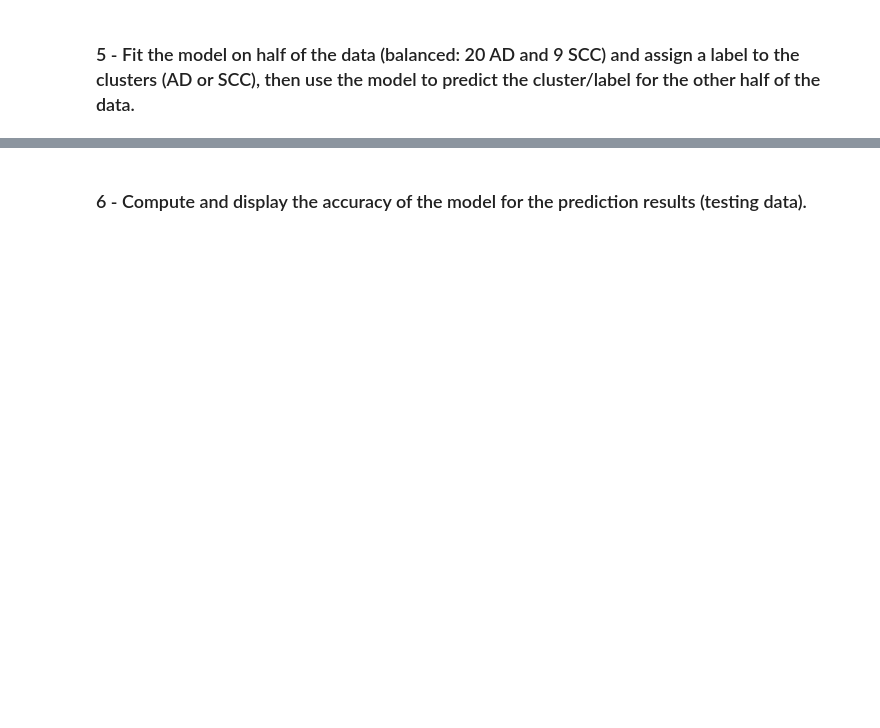
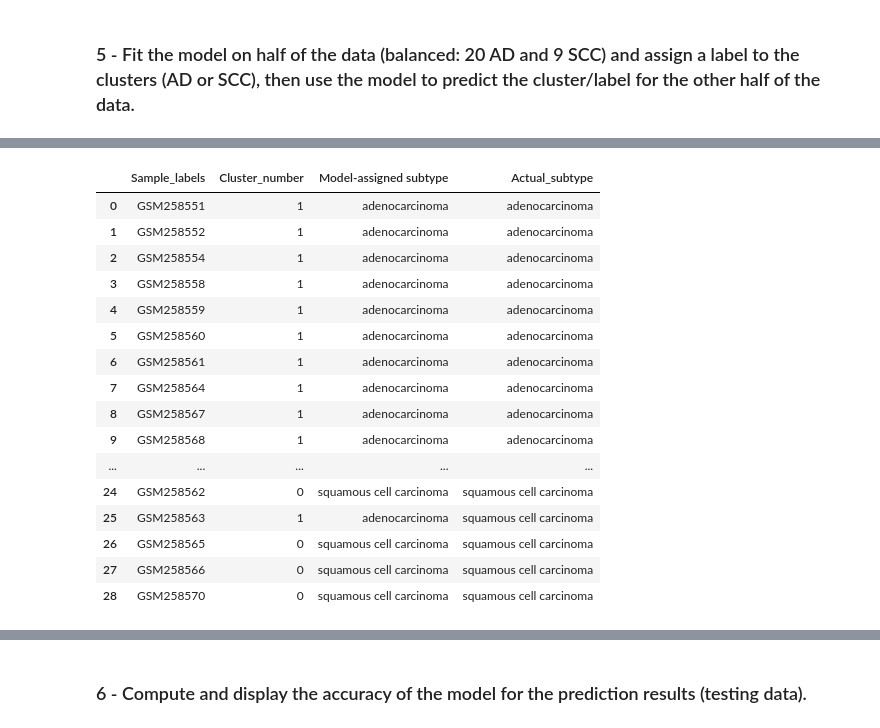
Before and after one commit to xhren1/bioinf575_project, a Jupyter notebook: final_bioinf575_project.ipynb, the cells around one changed output, grey strips where cells are left out. Cells and saved outputs as stored; diff of their text form; code cells hidden in the pictures; blank space fills up the shorter version.

```diff
--- a/final_bioinf575_project.ipynb
+++ b/final_bioinf575_project.ipynb
@@ -237,5 +287,5 @@ predict_data = GSE10245_array[predict_data_ind]
 # %%
 # first, perform model fitting on first half of the data
 
-# create a cluster object
-fit_cluster = KMeans(n_clusters=2)
+# use the train function
+fit_cluster = train(Data=fit_data,n=2)
@@ -248,23 +293,6 @@ KMeans(n_clusters=2)
 # retreive the cluster numbers
 fit_cluster_number = fit_cluster.labels_
 fit_cluster_num_list = list(fit_cluster_number)
-# %%
-#assign label based on cluster numbers (the larger cluster is AD, the smaller cluster is SCC)
-
-#condition to check which cluster is larger to assign correct number to AD and SCC
-if fit_cluster_num_list.count(0) > fit_cluster_num_list.count(1):
-    AD_cluster = 0
-    SCC_cluster = 1
-else:
-    AD_cluster = 1
-    SCC_cluster = 0
-
-assigned_subtype = []
-for i in fit_cluster_number:
-    if i == AD_cluster:
-        assigned_subtype.append('adenocarcinoma')
-    if i == SCC_cluster:
-        assigned_subtype.append('squamous cell carcinoma')
 # %%
 # also retrieve actual subtypes and sample names for comparisons
 sample_labels = []
@@ -344,0 +303,22 @@ predict_model_df
+# %%
+#use function to create a dataframe and assign labels
+fit_model_df = build_Data_frame(cluster_number=fit_cluster_number, sample_lables_lst=sample_labels, subtype_list=actual_subtypes)
+fit_model_df
+# %% [output]
+|  | Sample_labels | Cluster_number | Model-assigned subtype | Actual_subtype |
+| 0 | GSM258551 | 1 | adenocarcinoma | adenocarcinoma |
+| 1 | GSM258552 | 1 | adenocarcinoma | adenocarcinoma |
+| 2 | GSM258554 | 1 | adenocarcinoma | adenocarcinoma |
+| 3 | GSM258558 | 1 | adenocarcinoma | adenocarcinoma |
+| 4 | GSM258559 | 1 | adenocarcinoma | adenocarcinoma |
+| 5 | GSM258560 | 1 | adenocarcinoma | adenocarcinoma |
+| 6 | GSM258561 | 1 | adenocarcinoma | adenocarcinoma |
+| 7 | GSM258564 | 1 | adenocarcinoma | adenocarcinoma |
+| 8 | GSM258567 | 1 | adenocarcinoma | adenocarcinoma |
+| 9 | GSM258568 | 1 | adenocarcinoma | adenocarcinoma |
+| ... | ... | ... | ... | ... |
+| 24 | GSM258562 | 0 | squamous cell carcinoma | squamous cell carcinoma |
+| 25 | GSM258563 | 1 | adenocarcinoma | squamous cell carcinoma |
+| 26 | GSM258565 | 0 | squamous cell carcinoma | squamous cell carcinoma |
+| 27 | GSM258566 | 0 | squamous cell carcinoma | squamous cell carcinoma |
+| 28 | GSM258570 | 0 | squamous cell carcinoma | squamous cell carcinoma |
```
Also changed, not shown: parts of 35 cells of this notebook.
